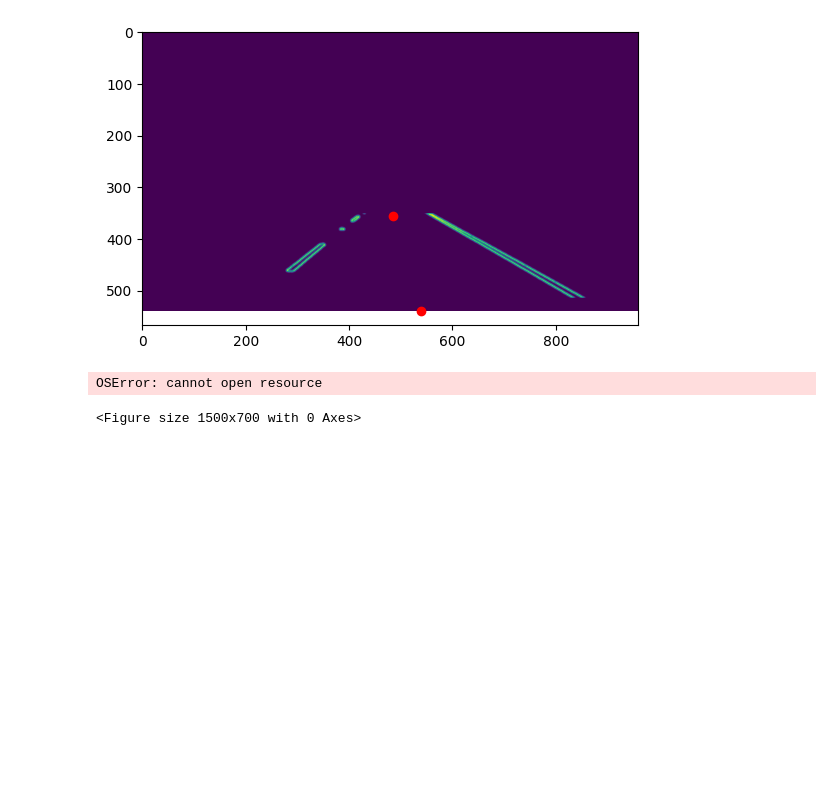
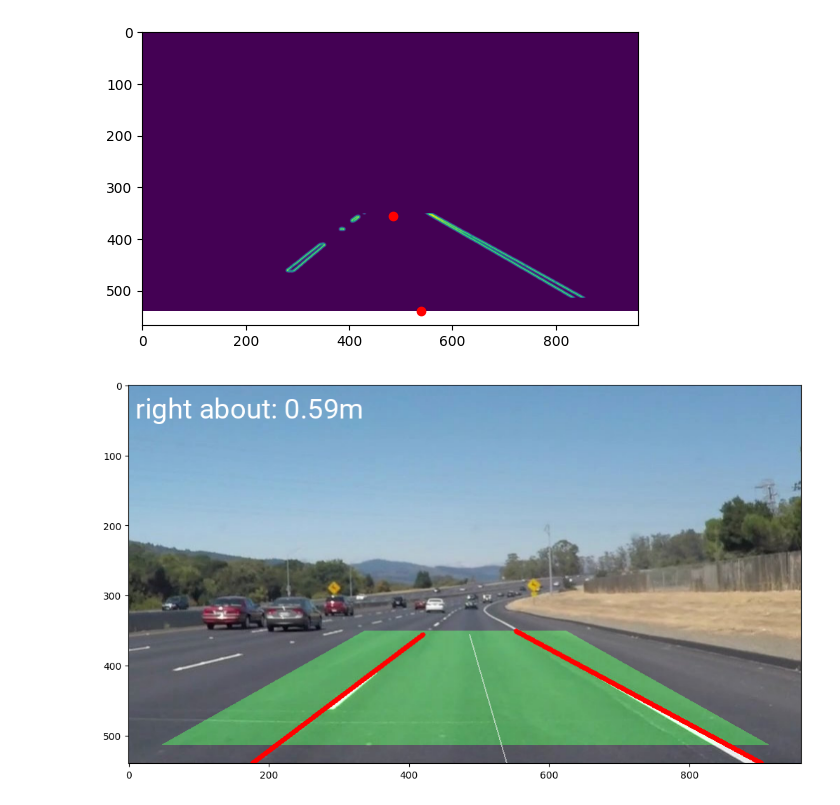
Before and after one commit to Veeransh14/self-driven-car-ai, a Jupyter notebook: III. Steering-Suggestions/steering_suggestion.ipynb, the cells around one changed output. Saved outputs shown, nothing was run; the diff lists cells and outputs as text; code cells hidden in the pictures; blank space fills up the shorter version.

```diff
--- a/III. Steering-Suggestions/steering_suggestion.ipynb
+++ b/III. Steering-Suggestions/steering_suggestion.ipynb
@@ -142,21 +142,20 @@ else:
 # %%
 plt.figure(figsize = (15, 7))
 copied = np.copy(cv2.cvtColor(image, cv2.COLOR_BGR2RGB))
 window_img = np.zeros_like(copied)
 polyfill = np.array([bottom_left,bottom_right,top_right,top_left])
 cv2.fillPoly(window_img, pts =[polyfill], color=(0,255, 0))
 copied = cv2.addWeighted(copied, 1, window_img, 0.3, 0)
 cv2.line(copied,tuple(dot_top_left),tuple(dot_bottom_left),(255,0,0),5)
 cv2.line(copied,tuple(dot_top_right),tuple(dot_bottom_right),(255,0,0),5)
 cv2.line(copied,tuple(middle_top),tuple(middle_bottom),(255,255,255),1)
 
 pil_image = Image.fromarray(np.uint8(copied))
 draw = ImageDraw.Draw(pil_image)
-font = ImageFont.truetype('Roboto-Regular.ttf', 40)
+font = ImageFont.truetype('/home/veeransh/Desktop/self-driven-car-ai/Data/other/Roboto-Regular.ttf', 40)
 draw.text((10, 10),steering_string,fill='white',font=font)
 
 plt.imshow(np.array(pil_image))
 plt.show()
 # %% [output]
-OSError: cannot open resource
-<Figure size 1500x700 with 0 Axes>
+[figure, added]
```
Also changed, not shown: 1 other file.
